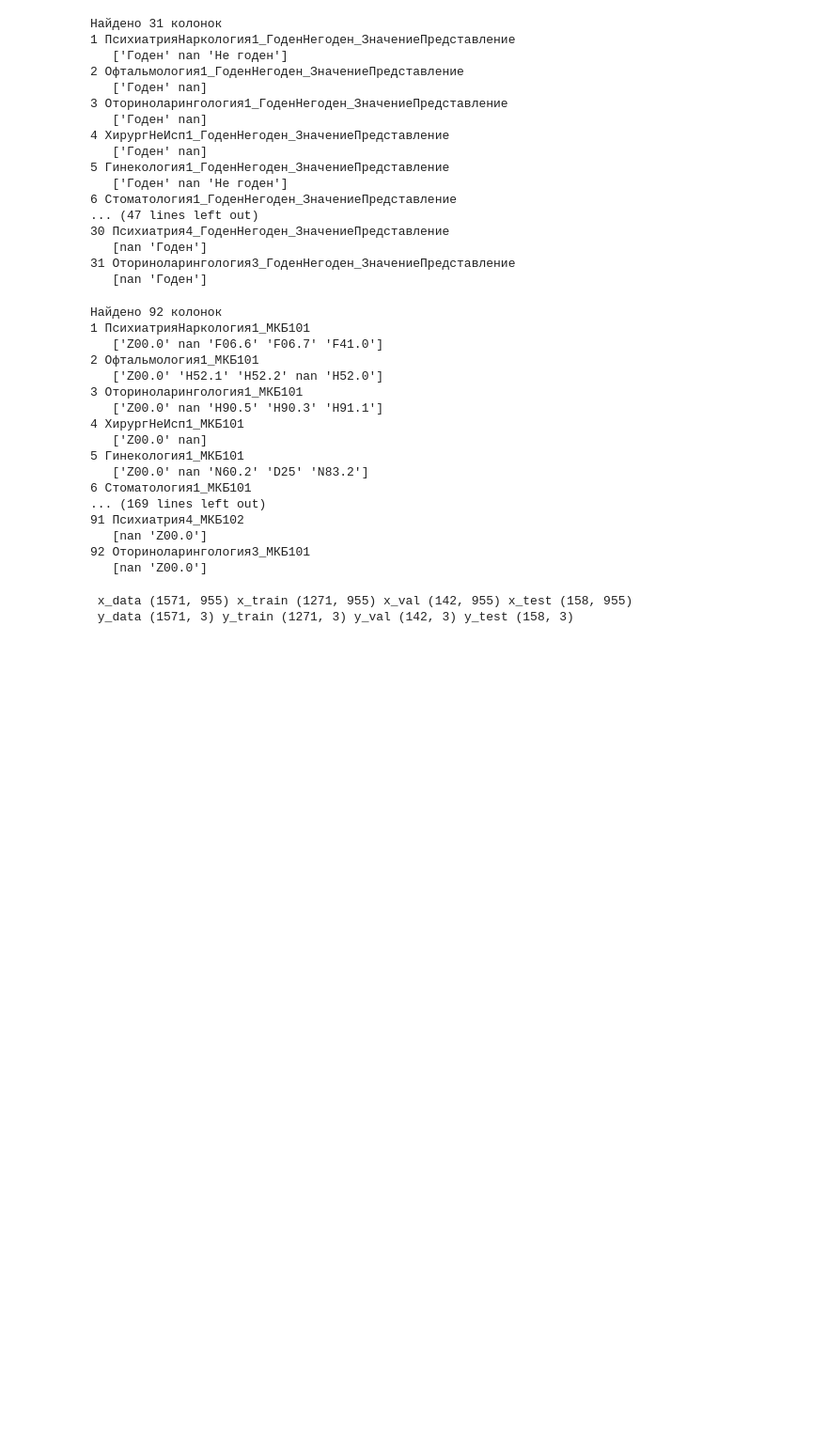
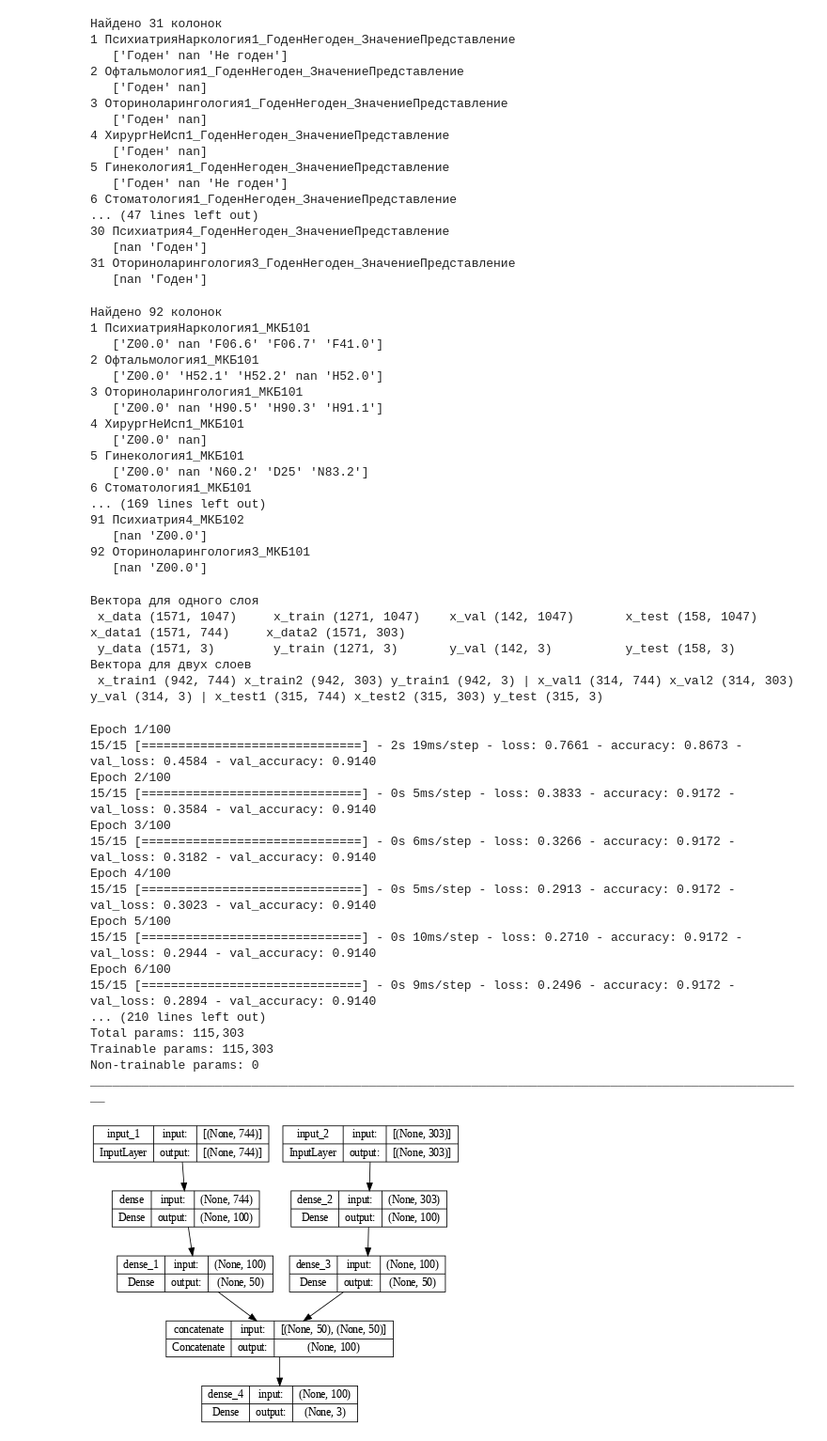
Before and after one commit to Untick/InspectrumClinic_RS_gr2, a Jupyter notebook: Copy_of_Profpatolog.ipynb, the cells around one changed output. Shown: that part at 94% size. Saved outputs shown, nothing was run; the diff lists cells and outputs as text; code cells hidden in the pictures; blank space fills up the shorter version.

```diff
--- a/Copy_of_Profpatolog.ipynb
+++ b/Copy_of_Profpatolog.ipynb
@@ -258,5 +275,5 @@ def construct_train_data(row_list):
 # %%
-x_data, y_data = construct_train_data(df.values)
+x_data, y_data, x_data1, x_data2 = construct_train_data(df.values)
 # Перевод в one hot encoding
 y_data = utils.to_categorical(y_data, 3)
 # Разбиение наборов на общую и тестовую выборки
@@ -265,17 +282,26 @@ x_all, x_test, y_all, y_test = train_test_split(x_data,
                                                 test_size=0.1,
                                                 shuffle=True,
                                                 random_state = 6)
-# Разбиение общей выборки на обучающую и проверочную
+# Разбиваем данные на обучающую, валидационную и тестовую выборки для одного вектора
 x_train, x_val, y_train, y_val = train_test_split(x_all,
                                                   y_all,
                                                   test_size=0.1,
                                                   shuffle=True,
                                                   random_state = 6)
-print(f' x_data {x_data.shape} x_train {x_train.shape} x_val {x_val.shape} x_test {x_test.shape} ')
-print(f' y_data {y_data.shape} y_train {y_train.shape} y_val {y_val.shape} y_test {y_test.shape} ')
+print(f'Вектора для одного слоя')
+print(f' x_data {x_data.shape} \t x_train {x_train.shape} \t x_val {x_val.shape} \t x_test {x_test.shape} \t x_data1 {x_data1.shape} \t x_data2 {x_data2.shape}')
+print(f' y_data {y_data.shape} \t y_train {y_train.shape} \t y_val {y_val.shape} \t y_test {y_test.shape} ')
+print(f'Вектора для двух слоев')
+# Разбиваем данные на обучающую, валидационную и тестовую выборки для двух векторов
+x_train1, x_val1, x_train2, x_val2, y_train1, y_val1 = train_test_split(x_data1, x_data2, y_data, test_size=0.4, random_state=42)
+x_val1, x_test1, x_val2, x_test2, y_val1, y_test1 = train_test_split(x_val1, x_val2, y_val1, test_size=0.5, random_state=42)
+print(f' x_train1 {x_train1.shape} x_train2 {x_train2.shape} y_train1 {y_train1.shape} | x_val1 {x_val1.shape} x_val2 {x_val2.shape} y_val {y_val1.shape} | x_test1 {x_test1.shape} x_test2 {x_test2.shape} y_test {y_test1.shape} ')
 # %% [output]
- x_data (1571, 955) x_train (1271, 955) x_val (142, 955) x_test (158, 955)
- y_data (1571, 3) y_train (1271, 3) y_val (142, 3) y_test (158, 3)
+Вектора для одного слоя
+ x_data (1571, 1047)     x_train (1271, 1047)    x_val (142, 1047)       x_test (158, 1047)      x_data1 (1571, 744)     x_data2 (1571, 303)
+ y_data (1571, 3)        y_train (1271, 3)       y_val (142, 3)          y_test (158, 3)
+Вектора для двух слоев
+ x_train1 (942, 744) x_train2 (942, 303) y_train1 (942, 3) | x_val1 (314, 744) x_val2 (314, 303) y_val (314, 3) | x_test1 (315, 744) x_test2 (315, 303) y_test (315, 3)
 # %%
 # Оценка модели на тестовых данных и построение графиков
 def evaluate_model(model, x_test, y_test):
@@ -325,0 +363,36 @@ def evaluate_model(model, x_test, y_test):
+# %%
+# Модель с двумя входными слоями
+input_layer1 = Input(shape=(744,))
+input_layer2 = Input(shape=(303,))
+layer_1 = Dense(units=100, activation='relu')(input_layer1)
+layer_1 = Dense(units=50, activation='relu')(layer_1)
+layer_2 = Dense(units=100, activation='relu')(input_layer2)
+layer_2 = Dense(units=50, activation='relu')(layer_2)
+# Объединяем потоки данных
+merged_layer = Concatenate()([layer_1, layer_2])
+output_layer = Dense(units=3, activation='softmax')(merged_layer)
+model1 = Model(inputs=[input_layer1,input_layer2], outputs=output_layer)
+model1.compile(optimizer='adam', loss='categorical_crossentropy', metrics=['accuracy'])
+history1 = model1.fit([x_train1, x_train2], y_train1, epochs=100, batch_size=64, validation_data=([x_val1, x_val2], y_val1))
+# Выводим информацию о модели
+model1.summary()
+plot_model(model1, dpi=60, show_shapes=True)
+# %% [output]
+Epoch 1/100
+15/15 [==============================] - 2s 19ms/step - loss: 0.7661 - accuracy: 0.8673 - val_loss: 0.4584 - val_accuracy: 0.9140
+Epoch 2/100
+15/15 [==============================] - 0s 5ms/step - loss: 0.3833 - accuracy: 0.9172 - val_loss: 0.3584 - val_accuracy: 0.9140
+Epoch 3/100
+15/15 [==============================] - 0s 6ms/step - loss: 0.3266 - accuracy: 0.9172 - val_loss: 0.3182 - val_accuracy: 0.9140
+Epoch 4/100
+15/15 [==============================] - 0s 5ms/step - loss: 0.2913 - accuracy: 0.9172 - val_loss: 0.3023 - val_accuracy: 0.9140
+Epoch 5/100
+15/15 [==============================] - 0s 10ms/step - loss: 0.2710 - accuracy: 0.9172 - val_loss: 0.2944 - val_accuracy: 0.9140
+Epoch 6/100
+15/15 [==============================] - 0s 9ms/step - loss: 0.2496 - accuracy: 0.9172 - val_loss: 0.2894 - val_accuracy: 0.9140
+... (210 lines left out)
+Total params: 115,303
+Trainable params: 115,303
+Non-trainable params: 0
+__________________________________________________________________________________________________
+[figure, added]
```
Also changed, not shown: parts of 11 cells of this notebook.
